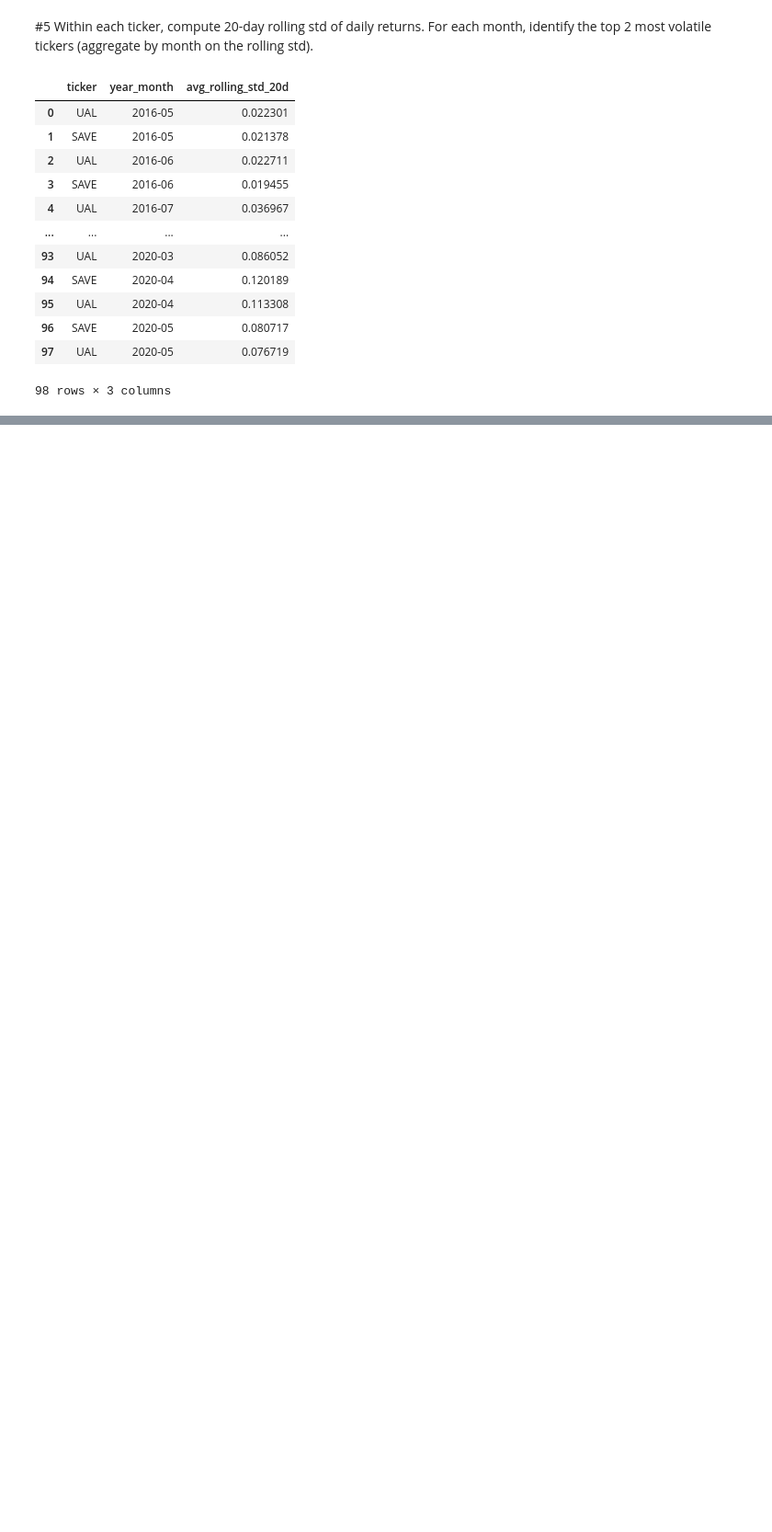
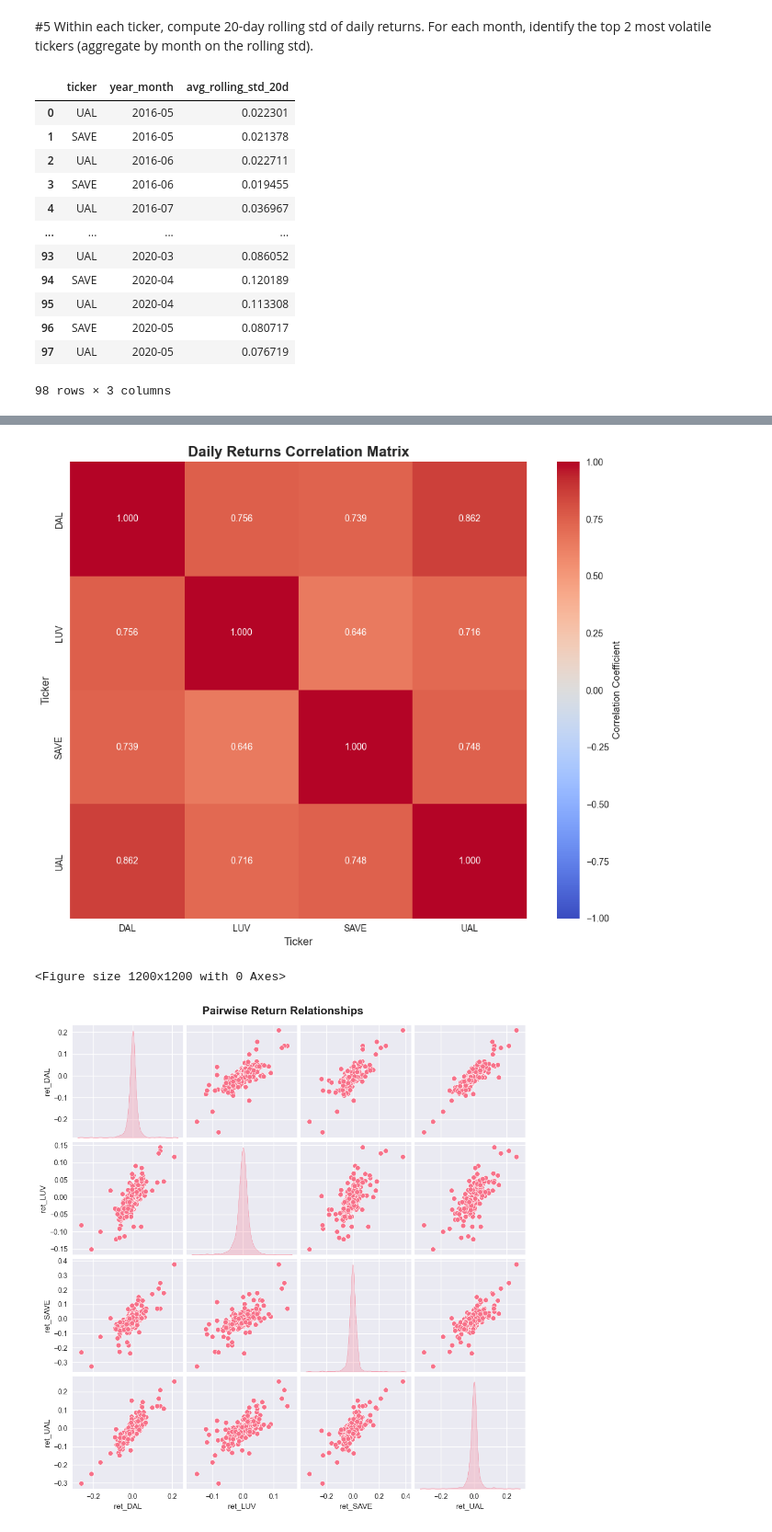
Before and after one commit to Medha-Subramaniyan/airlineStocks_dA, a Jupyter notebook: analysis.ipynb, the cells around one changed output, grey strips where cells are left out. Shown: that part at 92% size. Cells and saved outputs as stored; diff of their text form; code cells hidden in the pictures; blank space fills up the shorter version.

```diff
--- a/analysis.ipynb
+++ b/analysis.ipynb
@@ -421,0 +462,25 @@ top_volatile_tickers
+# %%
+ret_cols = [f'ret_{ticker}' for ticker in ['DAL', 'LUV', 'SAVE', 'UAL']]
+correlation_matrix = compiled_df[ret_cols].corr()
+correlation_matrix.columns = ['DAL', 'LUV', 'SAVE', 'UAL']
+correlation_matrix.index = ['DAL', 'LUV', 'SAVE', 'UAL']
+
+plt.figure(figsize=(10, 8))
+sns.heatmap(correlation_matrix, annot=True, cmap='coolwarm', center=0,
+            vmin=-1, vmax=1, square=True, fmt='.3f',
+            cbar_kws={'label': 'Correlation Coefficient'})
+plt.title('Daily Returns Correlation Matrix', fontsize=16, fontweight='bold')
+plt.xlabel('Ticker', fontsize=12)
+plt.ylabel('Ticker', fontsize=12)
+plt.tight_layout()
+plt.show()
+
+# Scatter plot matrix for pairwise relationships
+plt.figure(figsize=(12, 12))
+sns.pairplot(compiled_df[ret_cols].dropna(), diag_kind='kde')
+plt.suptitle('Pairwise Return Relationships', fontsize=16, fontweight='bold', y=1.02)
+plt.show()
+# %% [output]
+[figure, added]
+<Figure size 1200x1200 with 0 Axes>
+[figure, added]
```
Also changed, not shown: parts of 4 cells of this notebook.
